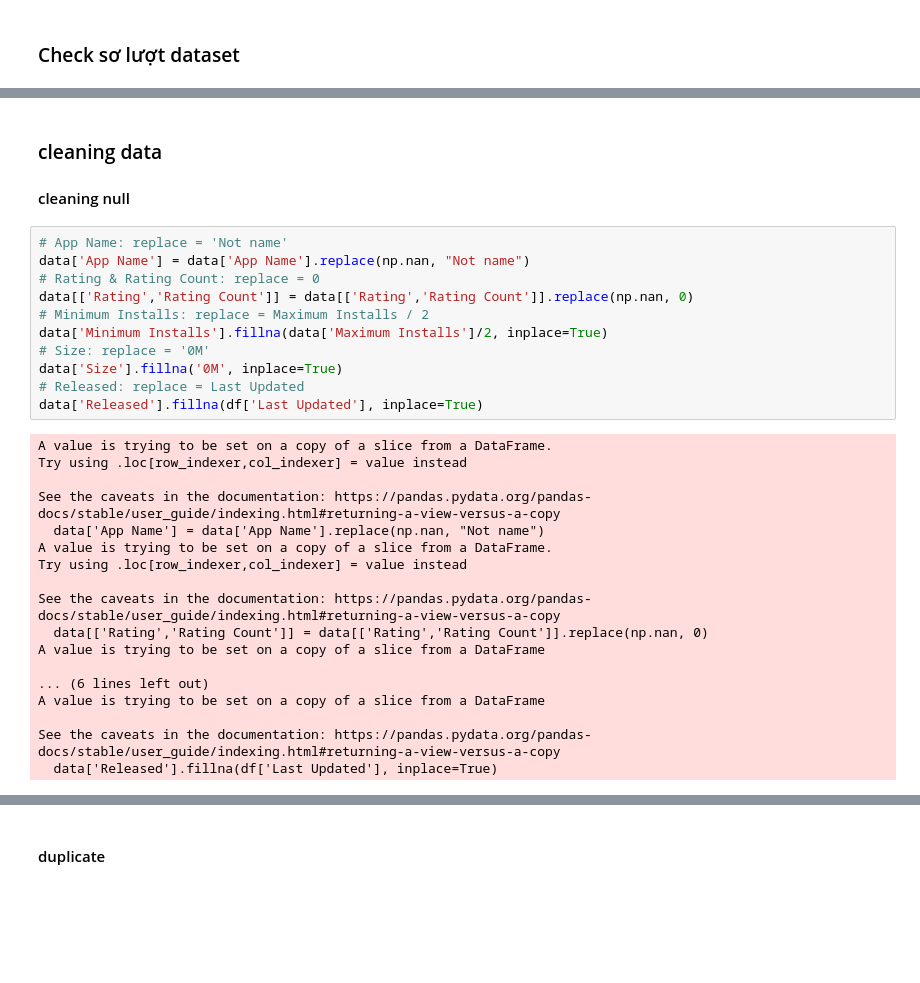
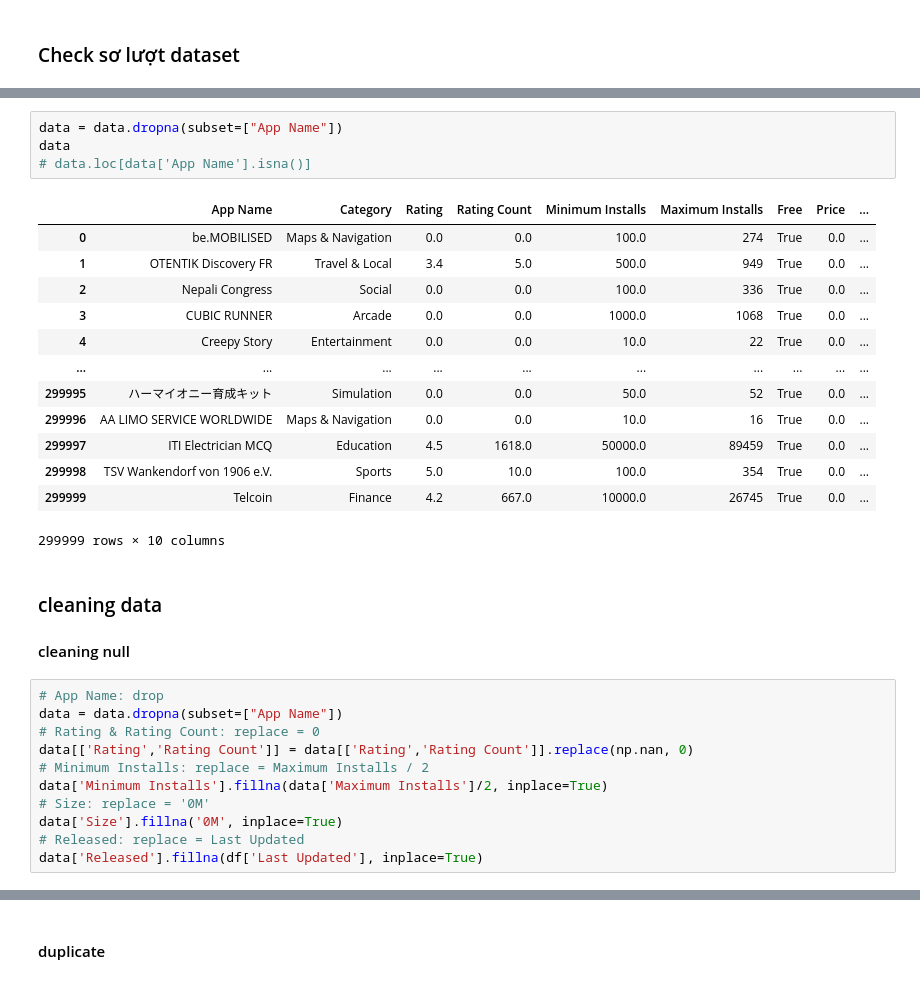
Before and after one commit to Disconnnected/Nestech_python_k20, a Jupyter notebook: answer/baitaplon1/analist.ipynb, the cells around one changed output, grey strips where cells are left out. Saved outputs shown, nothing was run; the diff lists cells and outputs as text; blank space fills up the shorter version.

```diff
--- a/answer/baitaplon1/analist.ipynb
+++ b/answer/baitaplon1/analist.ipynb
@@ -83,9 +86,27 @@ max              NaN            NaN          NaN
+# %%
+data = data.dropna(subset=["App Name"])
+data
+# data.loc[data['App Name'].isna()]
+# %% [output]
+|  | App Name | Category | Rating | Rating Count | Minimum Installs | Maximum Installs | Free | Price | ... |
+| 0 | be.MOBILISED | Maps & Navigation | 0.0 | 0.0 | 100.0 | 274 | True | 0.0 | ... |
+| 1 | OTENTIK Discovery FR | Travel & Local | 3.4 | 5.0 | 500.0 | 949 | True | 0.0 | ... |
+| 2 | Nepali Congress | Social | 0.0 | 0.0 | 100.0 | 336 | True | 0.0 | ... |
+| 3 | CUBIC RUNNER | Arcade | 0.0 | 0.0 | 1000.0 | 1068 | True | 0.0 | ... |
+| 4 | Creepy Story | Entertainment | 0.0 | 0.0 | 10.0 | 22 | True | 0.0 | ... |
+| ... | ... | ... | ... | ... | ... | ... | ... | ... | ... |
+| 299995 | ハーマイオニー育成キット | Simulation | 0.0 | 0.0 | 50.0 | 52 | True | 0.0 | ... |
+| 299996 | AA LIMO SERVICE WORLDWIDE | Maps & Navigation | 0.0 | 0.0 | 10.0 | 16 | True | 0.0 | ... |
+| 299997 | ITI Electrician MCQ | Education | 4.5 | 1618.0 | 50000.0 | 89459 | True | 0.0 | ... |
+| 299998 | TSV Wankendorf von 1906 e.V. | Sports | 5.0 | 10.0 | 100.0 | 354 | True | 0.0 | ... |
+| 299999 | Telcoin | Finance | 4.2 | 667.0 | 10000.0 | 26745 | True | 0.0 | ... |
+299999 rows × 10 columns
 # %% [markdown]
 ### cleaning data
 #### cleaning null
 # %%
-# App Name: replace = 'Not name'
-data['App Name'] = data['App Name'].replace(np.nan, "Not name")
+# App Name: drop
+data = data.dropna(subset=["App Name"])
 # Rating & Rating Count: replace = 0
 data[['Rating','Rating Count']] = data[['Rating','Rating Count']].replace(np.nan, 0)
 # Minimum Installs: replace = Maximum Installs / 2
@@ -94,24 +115,6 @@ data['Minimum Installs'].fillna(data['Maximum Installs']/2, inplace=True)
 data['Size'].fillna('0M', inplace=True)
 # Released: replace = Last Updated
 data['Released'].fillna(df['Last Updated'], inplace=True)
-# %% [output]
-A value is trying to be set on a copy of a slice from a DataFrame.
-Try using .loc[row_indexer,col_indexer] = value instead
-
-See the caveats in the documentation: https://pandas.pydata.org/pandas-docs/stable/user_guide/indexing.html#returning-a-view-versus-a-copy
-  data['App Name'] = data['App Name'].replace(np.nan, "Not name")
-A value is trying to be set on a copy of a slice from a DataFrame.
-Try using .loc[row_indexer,col_indexer] = value instead
-
-See the caveats in the documentation: https://pandas.pydata.org/pandas-docs/stable/user_guide/indexing.html#returning-a-view-versus-a-copy
-  data[['Rating','Rating Count']] = data[['Rating','Rating Count']].replace(np.nan, 0)
-A value is trying to be set on a copy of a slice from a DataFrame
-
-... (6 lines left out)
-A value is trying to be set on a copy of a slice from a DataFrame
-
-See the caveats in the documentation: https://pandas.pydata.org/pandas-docs/stable/user_guide/indexing.html#returning-a-view-versus-a-copy
-  data['Released'].fillna(df['Last Updated'], inplace=True)
 # %%
 data.info()
 # %% [output]
```
Also changed, not shown: parts of 19 cells of this notebook.
